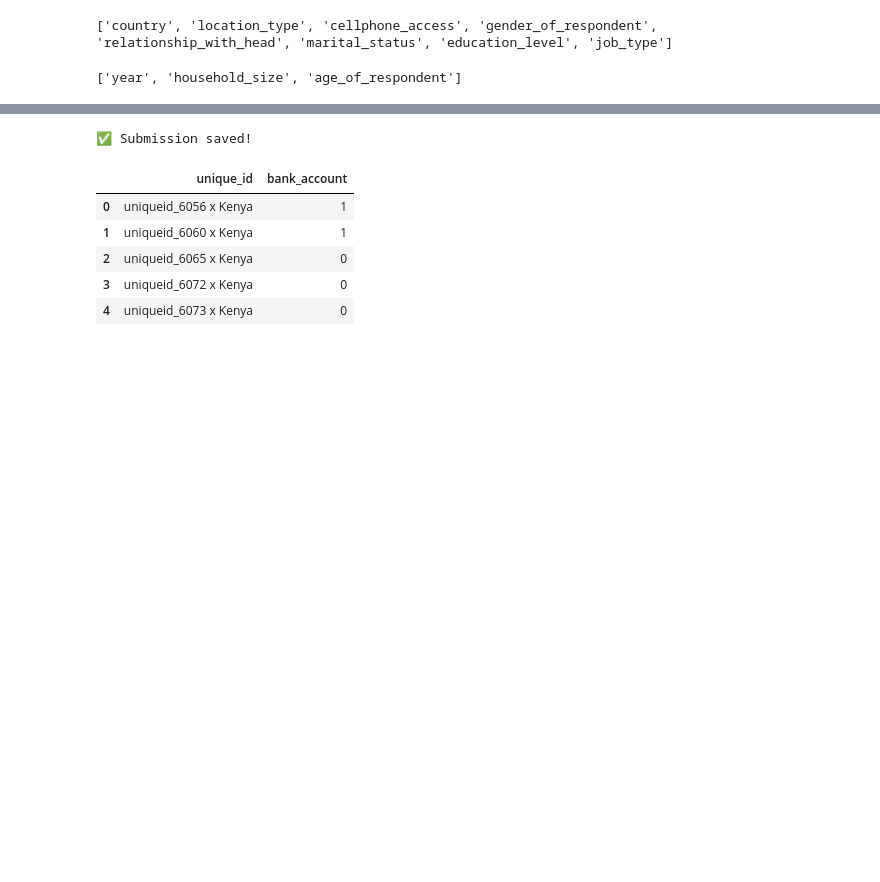
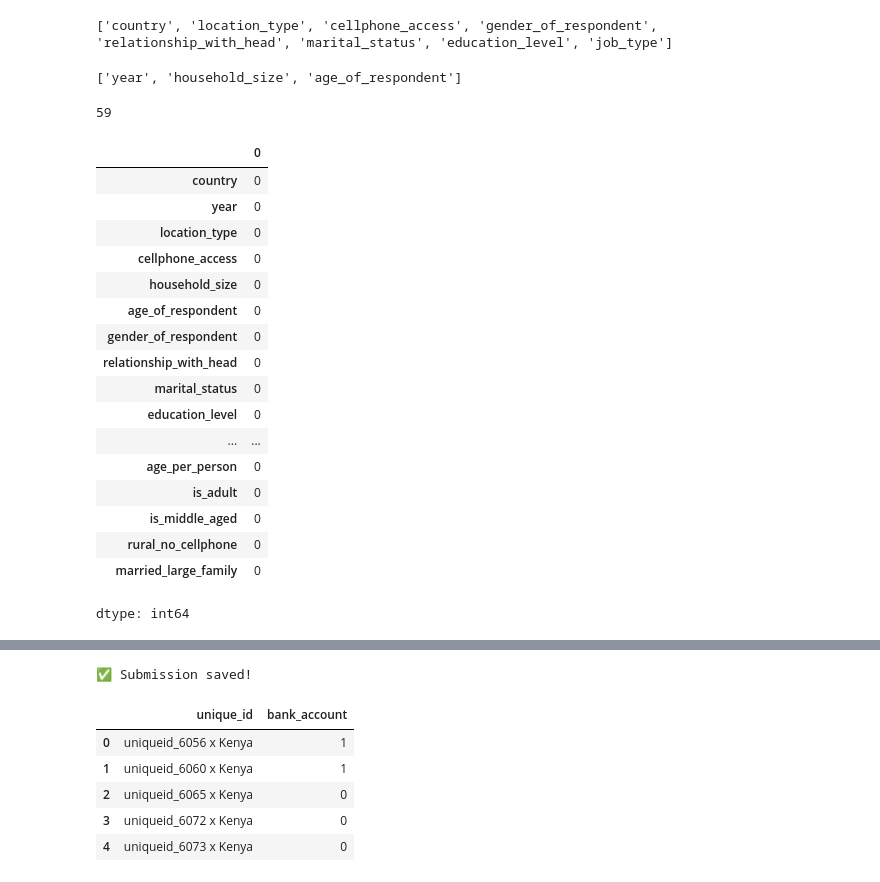
Before and after one commit to Segn11/zindi-financial-inclusion, a Jupyter notebook: financial_pred.ipynb, the cells around one changed output, grey strips where cells are left out. Drawn from its saved outputs; the diff is of its cells as text; code cells hidden in the pictures; blank space fills up the shorter version.

```diff
--- a/financial_pred.ipynb
+++ b/financial_pred.ipynb
@@ -65,0 +98,38 @@ print(num_cols)
+# %%
+#feature engineering
+all_data["is_large_family"] = (all_data["household_size"] > 5).astype(int)
+all_data["household_per_age"] = all_data["household_size"] / (all_data["age_of_respondent"] + 1)
+all_data["rural_and_low_education"] = ((all_data["location_type"] == "Rural") & (all_data["education_level"].isin(["No formal education", "Primary education"]))).astype(int)
+# %%
+# Age weighted by household size
+all_data["age_times_household"] = all_data["age_of_respondent"] * all_data["household_size"]
+
+# Age and education interaction
+all_data["age_times_education"] = all_data["age_of_respondent"] * all_data["education_num"]
+
+# Large family in rural area
+all_data["rural_large_family"] = all_data["is_large_family"] * (all_data["location_type"] == "Rural").astype(int)
+
+# Age of respondent * rural & low education
+all_data["age_rural_low_edu"] = all_data["age_of_respondent"] * all_data["rural_and_low_education"]
+# Household size per education level (already exists as household_per_age)
+# You could also do:
+all_data["household_per_education"] = all_data["household_size"] / (all_data["education_num"] + 1)
+
+# Age per household member
+all_data["age_per_person"] = all_data["age_of_respondent"] / (all_data["household_size"] + 1)
+# Is adult (age > 25)
+all_data["is_adult"] = (all_data["age_of_respondent"] > 25).astype(int)
+
+# Is middle-aged (25-50)
+all_data["is_middle_aged"] = ((all_data["age_of_respondent"] > 25) & (all_data["age_of_respondent"] <= 50)).astype(int)
+
+# Rural AND no cellphone
+all_data["rural_no_cellphone"] = ((all_data["location_type"] == "Rural") & (all_data["cellphone_access"] == "No")).astype(int)
+
+# Married AND large family
+all_data["married_large_family"] = ((all_data["marital_status"] == "Married/Living together") & (all_data["is_large_family"]==1)).astype(int)
+# %%
+all_data["education_job"].nunique()
+# %% [output]
+59
@@ -65,0 +144,21 @@ print(num_cols)
+# %%
+all_data.isna().sum()
+# %% [output]
+|  | 0 |
+| country | 0 |
+| year | 0 |
+| location_type | 0 |
+| cellphone_access | 0 |
+| household_size | 0 |
+| age_of_respondent | 0 |
+| gender_of_respondent | 0 |
+| relationship_with_head | 0 |
+| marital_status | 0 |
+| education_level | 0 |
+| ... | ... |
+| age_per_person | 0 |
+| is_adult | 0 |
+| is_middle_aged | 0 |
+| rural_no_cellphone | 0 |
+| married_large_family | 0 |
+dtype: int64
```
Also changed, not shown: parts of 20 cells of this notebook.
